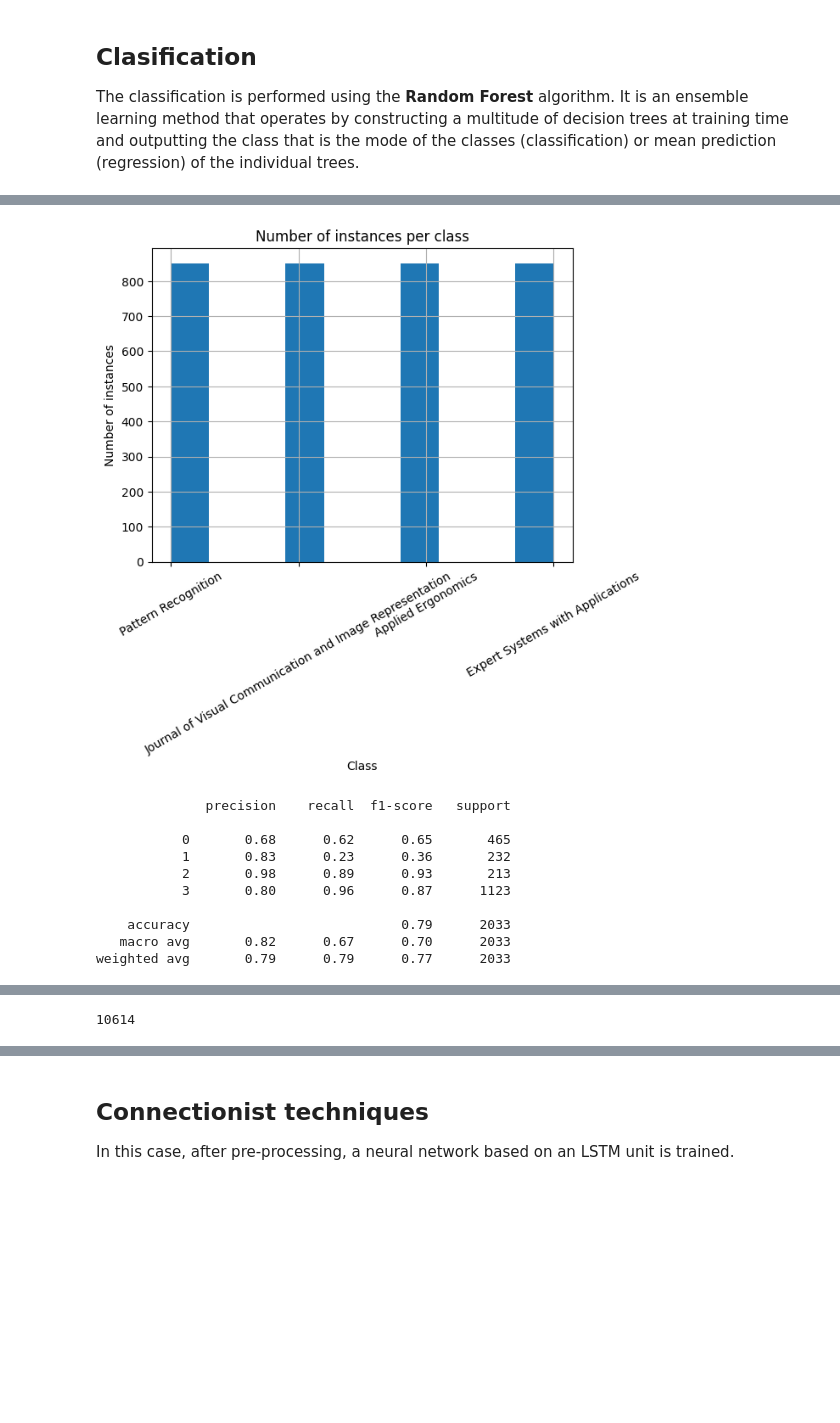
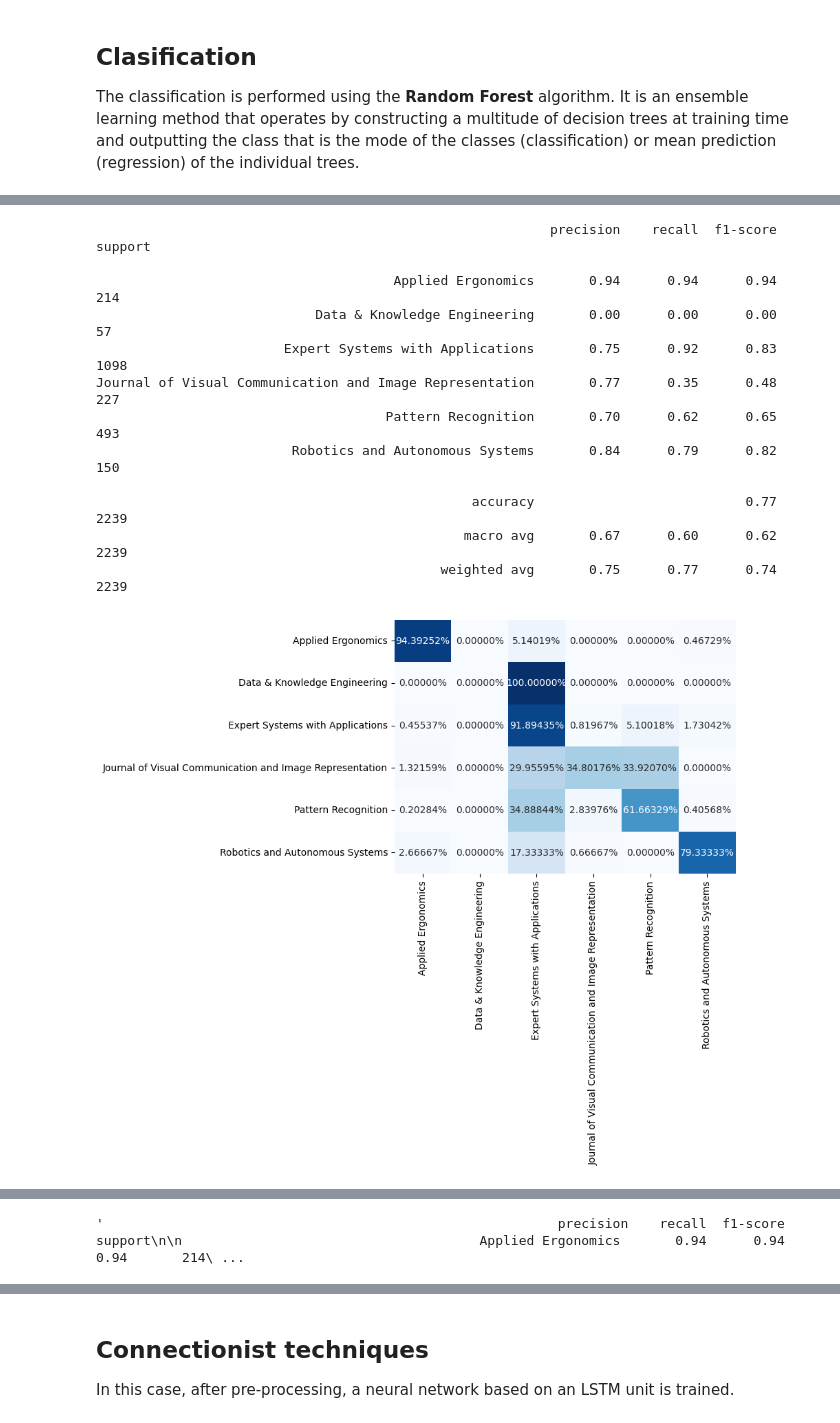
Before and after one commit to danielamadori98/Scientific-Journal-Recommender-For-Submitting-Publication, a Jupyter notebook: main.ipynb, the cells around one changed output, grey strips where cells are left out. Saved outputs shown, nothing was run; the diff lists cells and outputs as text; code cells hidden in the pictures; blank space fills up the shorter version.

```diff
--- a/main.ipynb
+++ b/main.ipynb
@@ -360,18 +209,17 @@ import gc
 
 sampler = RandomUnderSampler(random_state=42)
 
-# BoW ConuntVectorizer
-X_train_under_sampled, y_train_under_sampled = sampler.fit_resample(X_train, y_train)
-plot_class_distribution(y_train_under_sampled)
+# BoW TfidfVectorizer
+X_train_under_sampled, y_train_under_sampled = sampler.fit_resample(X_train_Tfidf, y_train)
 
 cls = RandomForestClassifier()
-cls.fit(X_train, y_train)
-y_pred = cls.predict(X_test)
+cls.fit(X_train_under_sampled, y_train_under_sampled)
+y_pred = cls.predict(X_test_Tfidf)
 
-performance(y_test, y_pred)
+evaluation_report(y_test, y_pred, labels)
 
-#Clean memory
 X_train_under_sampled = None
 y_train_under_sampled = None
+
 gc.collect()
 # %% [output]
@@ -433,8 +269,0 @@ y_test = df_test['y']
-# %%
-plot_class_distribution(y_train)
-
-cls = RandomForestClassifier()
-cls.fit(X_train, y_train)
-y_pred = cls.predict(X_test)
-
-performance(y_test, y_pred)
@@ -454,29 +270,27 @@ weighted avg       0.79      0.79      0.77      2033
 # %%
-from imblearn.under_sampling import RandomUnderSampler
-import gc
+from imblearn.over_sampling import RandomOverSampler
 
-sampler = RandomUnderSampler(random_state=42)
-X_train_under_sampled, y_train_under_sampled = sampler.fit_resample(X_train, y_train)
-plot_class_distribution(y_train_under_sampled)
+sampler = RandomOverSampler(random_state=42)
+
+# BoW TfidfVectorizer
+X_train_over_sampled, y_train_over_sampled = sampler.fit_resample(X_train_Tfidf, y_train)
 
 cls = RandomForestClassifier()
-cls.fit(X_train, y_train)
-y_pred = cls.predict(X_test)
+cls.fit(X_train_over_sampled, y_train_over_sampled)
+y_pred = cls.predict(X_test_Tfidf)
 
-performance(y_test, y_pred)
-
-X_train_under_sampled = None
-y_train_under_sampled = None
-gc.collect()
+evaluation_report(y_test, y_pred, labels)
 # %% [output]
+                                                          precision    recall  f1-score   support
+
+                                      Applied Ergonomics       0.94      0.94      0.94       214
+                            Data & Knowledge Engineering       0.00      0.00      0.00        57
+                        Expert Systems with Applications       0.75      0.92      0.83      1098
+Journal of Visual Communication and Image Representation       0.77      0.35      0.48       227
+                                     Pattern Recognition       0.70      0.62      0.65       493
+                         Robotics and Autonomous Systems       0.84      0.79      0.82       150
+
+                                                accuracy                           0.77      2239
+                                               macro avg       0.67      0.60      0.62      2239
+                                            weighted avg       0.75      0.77      0.74      2239
-[figure, old version]
+[figure, new version]
-              precision    recall  f1-score   support
-
-           0       0.68      0.62      0.65       465
-           1       0.83      0.23      0.36       232
-           2       0.98      0.89      0.93       213
-           3       0.80      0.96      0.87      1123
-
-    accuracy                           0.79      2033
-   macro avg       0.82      0.67      0.70      2033
-weighted avg       0.79      0.79      0.77      2033
@@ -484 +297 @@ weighted avg       0.79      0.79      0.77      2033
-10614
+'                                                          precision    recall  f1-score   support\n\n                                      Applied Ergonomics       0.94      0.94      0.94       214\ ...
```
Also changed, not shown: parts of 47 cells of this notebook, 30 other files.
